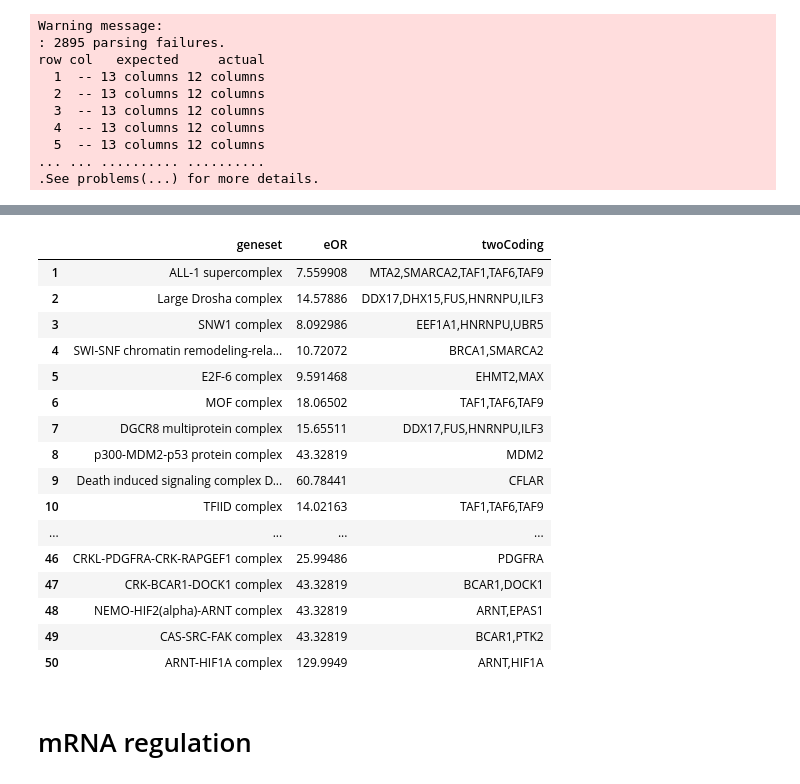
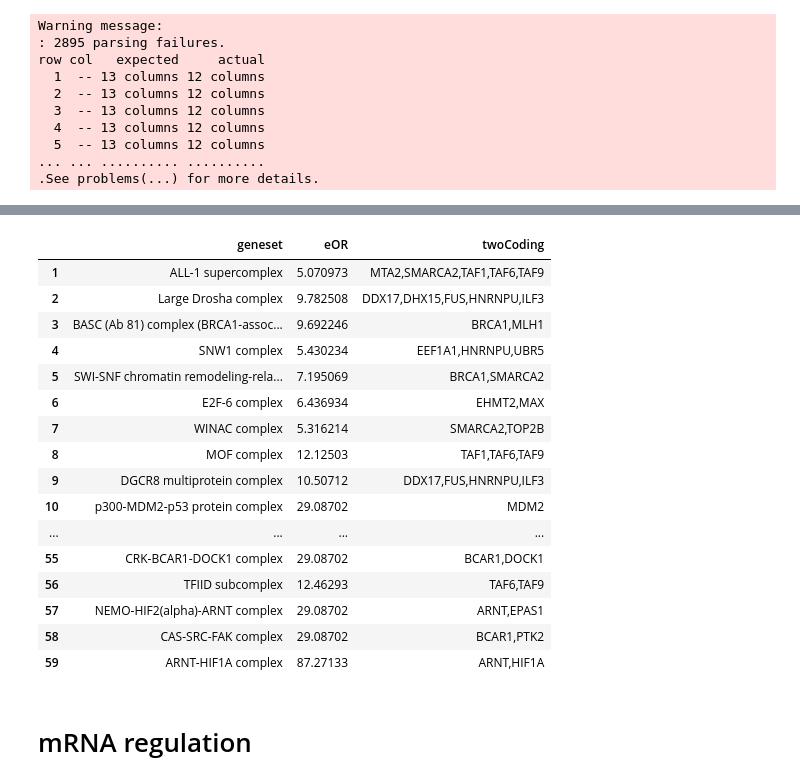
Before and after one commit to hclimente/smartas, a Jupyter notebook: structural_analysis/ppi_neighborhoods.ipynb, the cells around one changed output, grey strips where cells are left out. Drawn from its saved outputs; the diff is of its cells as text; code cells hidden in the pictures.

```diff
--- a/structural_analysis/ppi_neighborhoods.ipynb
+++ b/structural_analysis/ppi_neighborhoods.ipynb
@@ -49,12 +49,20 @@ GSA.read.gmt = function(filename){
 }
 
 fisher.intersect <- function(gs, switches){
-    si <- intersect(gs, unique(switches$GeneId)) %>% length
-    so <- setdiff(unique(switches$GeneId), gs) %>% length
-    nsi <- length(gs) - si
-    nso <- nrow(allGenes) - (si + so + nsi)
+    pi <- switches %>%
+        filter(PPI == 1) %>%
+        .$GeneId %>%
+        intersect(gs) %>%
+        length
+    po <- switches %>%
+        filter(PPI == 1) %>%
+        .$GeneId %>%
+        setdiff(., gs) %>%
+        length
+    npi <- length(gs) - pi
+    npo <- nrow(switches) - (pi + po + npi)
 
-    m <- c(si,so,nsi,nso) %>% matrix(2,2)
+    m <- c(pi,po,npi,npo) %>% matrix(2,2)
     f <- m %>% fisher.test(alternative = "greater")
     em <- m + 0.5
     eOR <- (em[1,1]*em[2,2])/(em[1,2]*em[2,1])
@@ -96,7 +104,7 @@ switches.split <- read_tsv("../data/pancancer/candidateList_full.tumorSplit.tsv"
     filter(Origin=="Tumor" & PPI == 1)
 
 switches <- read_tsv("../data/pancancer/candidateList_full.tsv") %>%
-    filter(Reliable==1 & Origin=="Tumor" & PPI == 1)
+    filter(Reliable==1 & Origin=="Tumor")
 
 potus <- switches %>%
     select(GeneId,Symbol,Normal_transcript,Tumor_transcript, Recurrence,
@@ -332,26 +333,26 @@ hist(complexes.test$adjp)
 # %%
 complexes.test %>%
-    filter(p < 0.01 & eOR > 1 & driverAffected != "" & twoCoding != "") %>%
+    filter(p < 0.05 & eOR > 1 & driverAffected != "" & twoCoding != "") %>%
     arrange(desc(NumDrivers)) %>%
     select(geneset,eOR,twoCoding)
 # %% [output]
 |  | geneset | eOR | twoCoding |
-| 1 | ALL-1 supercomplex | 7.559908 | MTA2,SMARCA2,TAF1,TAF6,TAF9 |
-| 2 | Large Drosha complex | 14.57886 | DDX17,DHX15,FUS,HNRNPU,ILF3 |
-| 3 | SNW1 complex | 8.092986 | EEF1A1,HNRNPU,UBR5 |
-| 4 | SWI-SNF chromatin remodeling-rela... | 10.72072 | BRCA1,SMARCA2 |
-| 5 | E2F-6 complex | 9.591468 | EHMT2,MAX |
-| 6 | MOF complex | 18.06502 | TAF1,TAF6,TAF9 |
-| 7 | DGCR8 multiprotein complex | 15.65511 | DDX17,FUS,HNRNPU,ILF3 |
-| 8 | p300-MDM2-p53 protein complex | 43.32819 | MDM2 |
-| 9 | Death induced signaling complex D... | 60.78441 | CFLAR |
-| 10 | TFIID complex | 14.02163 | TAF1,TAF6,TAF9 |
+| 1 | ALL-1 supercomplex | 5.070973 | MTA2,SMARCA2,TAF1,TAF6,TAF9 |
+| 2 | Large Drosha complex | 9.782508 | DDX17,DHX15,FUS,HNRNPU,ILF3 |
+| 3 | BASC (Ab 81) complex (BRCA1-assoc... | 9.692246 | BRCA1,MLH1 |
+| 4 | SNW1 complex | 5.430234 | EEF1A1,HNRNPU,UBR5 |
+| 5 | SWI-SNF chromatin remodeling-rela... | 7.195069 | BRCA1,SMARCA2 |
+| 6 | E2F-6 complex | 6.436934 | EHMT2,MAX |
+| 7 | WINAC complex | 5.316214 | SMARCA2,TOP2B |
+| 8 | MOF complex | 12.12503 | TAF1,TAF6,TAF9 |
+| 9 | DGCR8 multiprotein complex | 10.50712 | DDX17,FUS,HNRNPU,ILF3 |
+| 10 | p300-MDM2-p53 protein complex | 29.08702 | MDM2 |
 | ... | ... | ... | ... |
-| 46 | CRKL-PDGFRA-CRK-RAPGEF1 complex | 25.99486 | PDGFRA |
-| 47 | CRK-BCAR1-DOCK1 complex | 43.32819 | BCAR1,DOCK1 |
-| 48 | NEMO-HIF2(alpha)-ARNT complex | 43.32819 | ARNT,EPAS1 |
-| 49 | CAS-SRC-FAK complex | 43.32819 | BCAR1,PTK2 |
-| 50 | ARNT-HIF1A complex | 129.9949 | ARNT,HIF1A |
+| 55 | CRK-BCAR1-DOCK1 complex | 29.08702 | BCAR1,DOCK1 |
+| 56 | TFIID subcomplex | 12.46293 | TAF6,TAF9 |
+| 57 | NEMO-HIF2(alpha)-ARNT complex | 29.08702 | ARNT,EPAS1 |
+| 58 | CAS-SRC-FAK complex | 29.08702 | BCAR1,PTK2 |
+| 59 | ARNT-HIF1A complex | 87.27133 | ARNT,HIF1A |
 # %% [markdown]
 # mRNA regulation
 # %%
```
Also changed, not shown: parts of 7 cells of this notebook, 28 other files.
